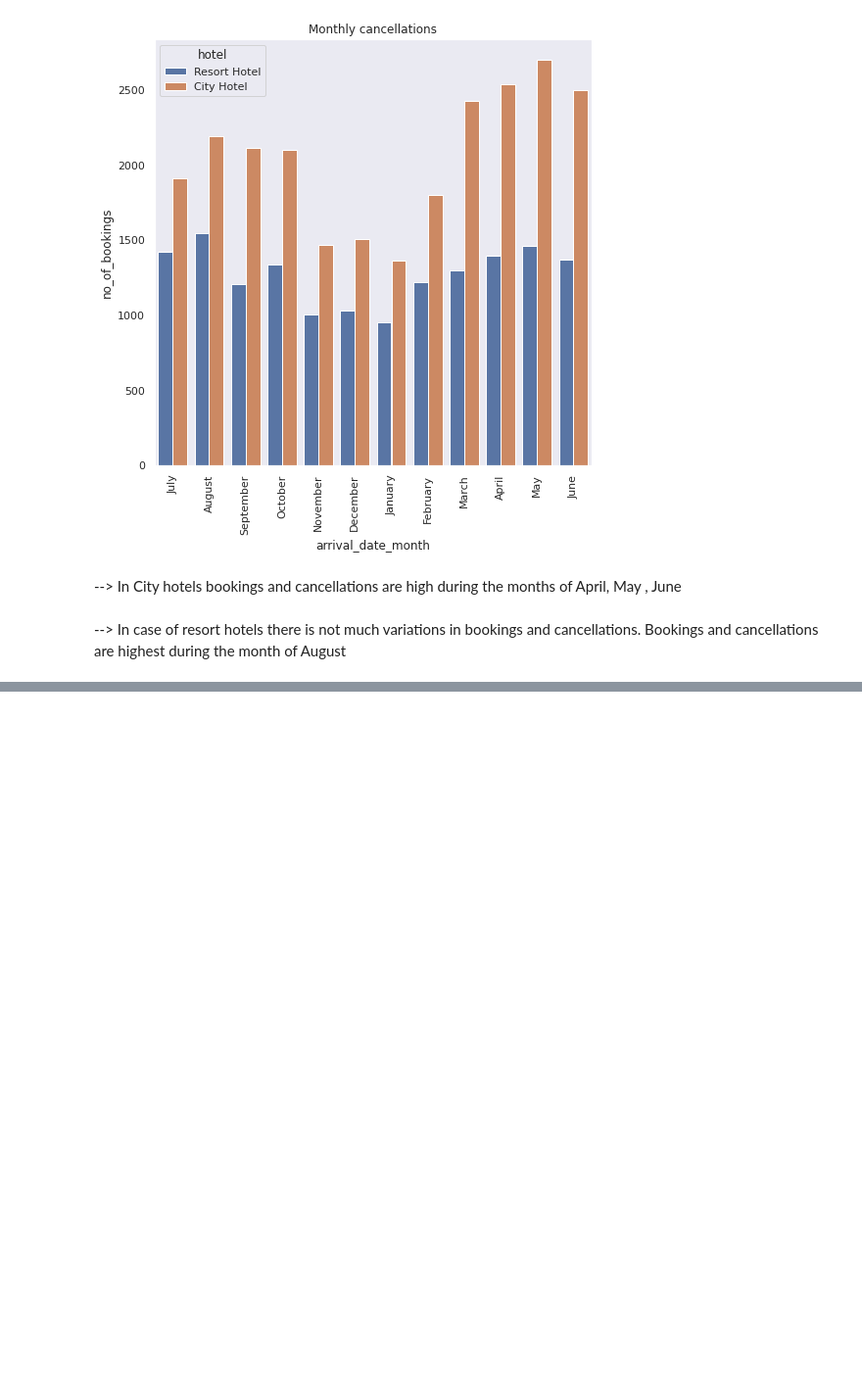
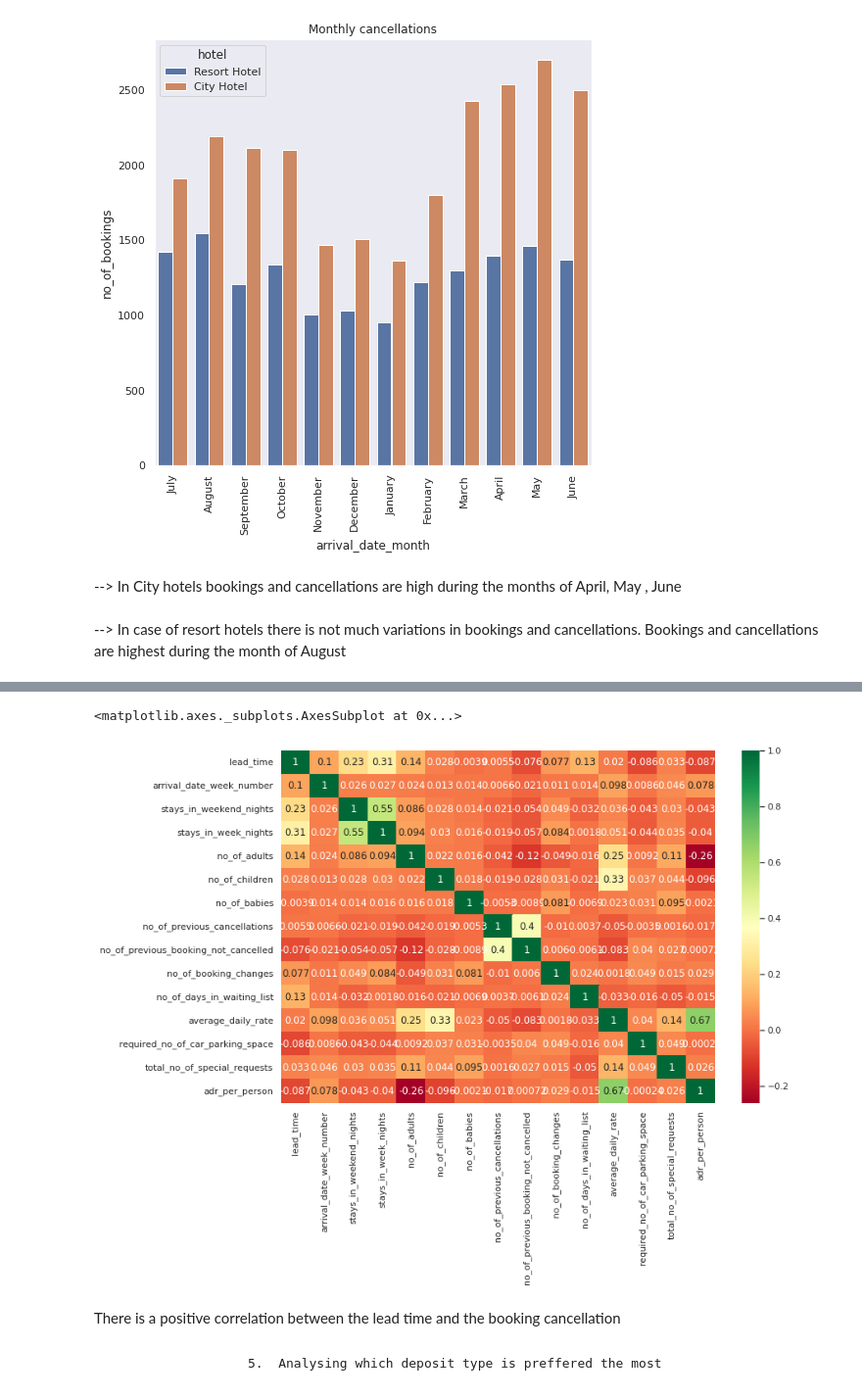
Before and after one commit to SomyaH99/Data_analysis_0f_Hotel_bookings, a Jupyter notebook: Hotel_Booking_Analysis_Capstone_Project.ipynb, the cells around one changed output, grey strips where cells are left out. Shown at 98% size. Saved outputs shown, nothing was run; the diff lists cells and outputs as text; code cells hidden in the pictures; blank space fills up the shorter version.

```diff
--- a/Hotel_Booking_Analysis_Capstone_Project.ipynb
+++ b/Hotel_Booking_Analysis_Capstone_Project.ipynb
@@ -354,0 +334,11 @@ plt.hist (df.lead_time, bins= np.arange(0,200,10))
+# %%
+#correlation
+plt.figure(figsize=(12,8))
+sns.heatmap(df.corr(),annot=True,cmap='RdYlGn')
+# %% [output]
+<matplotlib.axes._subplots.AxesSubplot at 0x...>
+[figure, added]
+# %% [markdown]
+There is a positive correlation between the lead time and the booking cancellation
+# %% [markdown]
+                      5.  Analysing which deposit type is preffered the most
```
Also changed, not shown: parts of 10 cells of this notebook.
